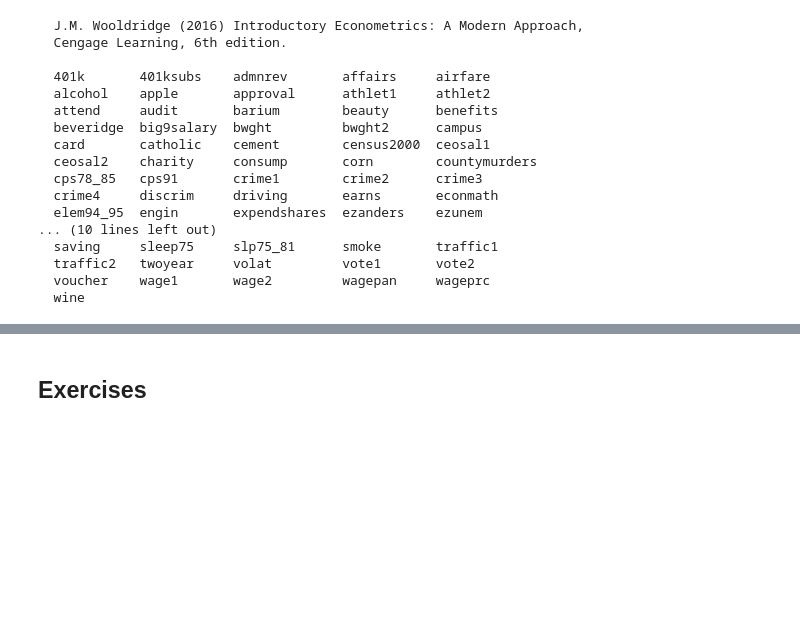
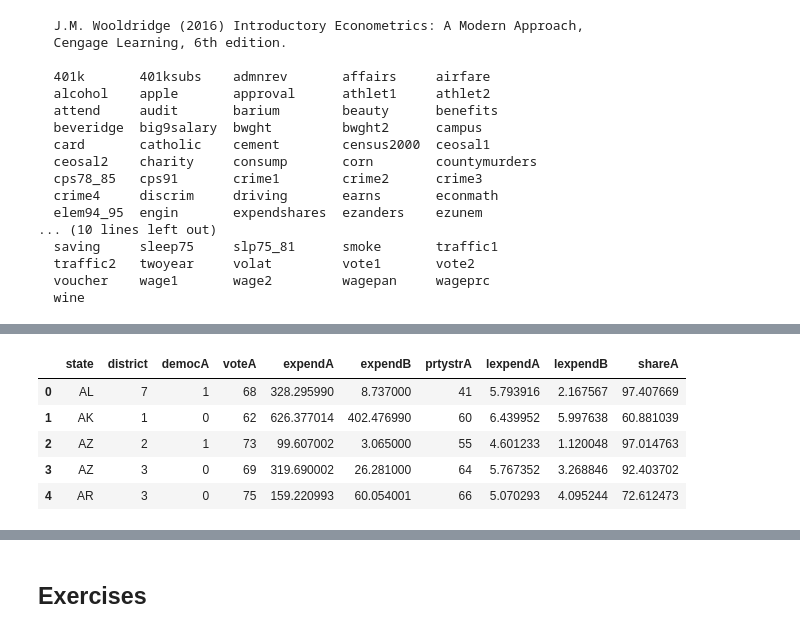
Before and after one commit to 42Ahmed/wooldridgePY, a Jupyter notebook: _build/html/_sources/two.ipynb, the cells around one changed output, grey strips where cells are left out. Cells and saved outputs as stored; diff of their text form; code cells hidden in the pictures; blank space fills up the shorter version.

```diff
--- a/_build/html/_sources/two.ipynb
+++ b/_build/html/_sources/two.ipynb
@@ -28,0 +185,3 @@ dataWoo()
+# %%
+df3 = dataWoo('vote1')
+dataWoo('vote1', description=True)
@@ -28,0 +206,9 @@ dataWoo()
+# %%
+df3.head()
+# %% [output]
+|  | state | district | democA | voteA | expendA | expendB | prtystrA | lexpendA | lexpendB | shareA |
+| 0 | AL | 7 | 1 | 68 | 328.295990 | 8.737000 | 41 | 5.793916 | 2.167567 | 97.407669 |
+| 1 | AK | 1 | 0 | 62 | 626.377014 | 402.476990 | 60 | 6.439952 | 5.997638 | 60.881039 |
+| 2 | AZ | 2 | 1 | 73 | 99.607002 | 3.065000 | 55 | 4.601233 | 1.120048 | 97.014763 |
+| 3 | AZ | 3 | 0 | 69 | 319.690002 | 26.281000 | 64 | 5.767352 | 3.268846 | 92.403702 |
+| 4 | AR | 3 | 0 | 75 | 159.220993 | 60.054001 | 66 | 5.070293 | 4.095244 | 72.612473 |
```
Also changed, not shown: parts of 37 cells of this notebook, 6 other files.
